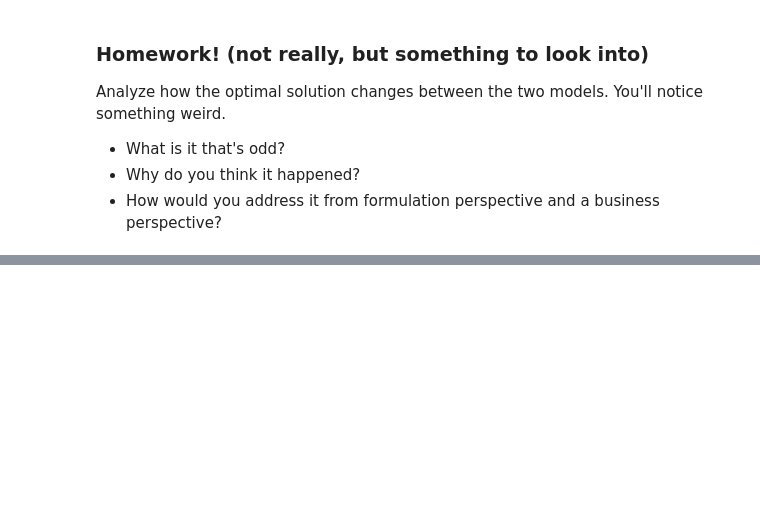
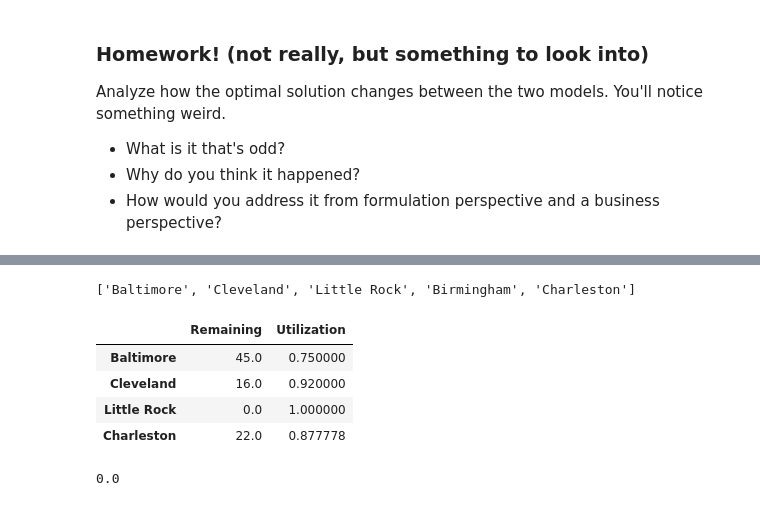
Before and after one commit to tamjid-rayhan/Cardiotocography_prediction, a Jupyter notebook: optimization101/Modeling_Session_1/modeling1.ipynb, the cells around one changed output, grey strips where cells are left out. Cells and saved outputs as stored; diff of their text form; code cells hidden in the pictures; blank space fills up the shorter version.

```diff
--- a/optimization101/Modeling_Session_1/modeling1.ipynb
+++ b/optimization101/Modeling_Session_1/modeling1.ipynb
@@ -358,5 +358,3 @@ $$
 $$
 
 In gurobipy, this is done by adding a condition in the `generator` expression.
-# %%
-can_produce = m2.addConstrs(())
@@ -421,0 +568,20 @@ Analyze how the optimal solution changes between the two models. You'll notice s
+# %%
+production
+# %% [output]
+['Baltimore', 'Cleveland', 'Little Rock', 'Birmingham', 'Charleston']
+# %%
+production = ['Baltimore','Cleveland','Little Rock','Charleston']
+# %%
+pd.DataFrame({'Remaining':[can_produce[p].Slack for p in production],
+              'Utilization':[1-can_produce[p].Slack/max_prod[p] for p in production]},
+             index = production)
+# %% [output]
+|  | Remaining | Utilization |
+| Baltimore | 45.0 | 0.750000 |
+| Cleveland | 16.0 | 0.920000 |
+| Little Rock | 0.0 | 1.000000 |
+| Charleston | 22.0 | 0.877778 |
+# %%
+can_produce_birm['Birmingham'].Slack
+# %% [output]
+0.0
```
Also changed, not shown: parts of 17 cells of this notebook.
